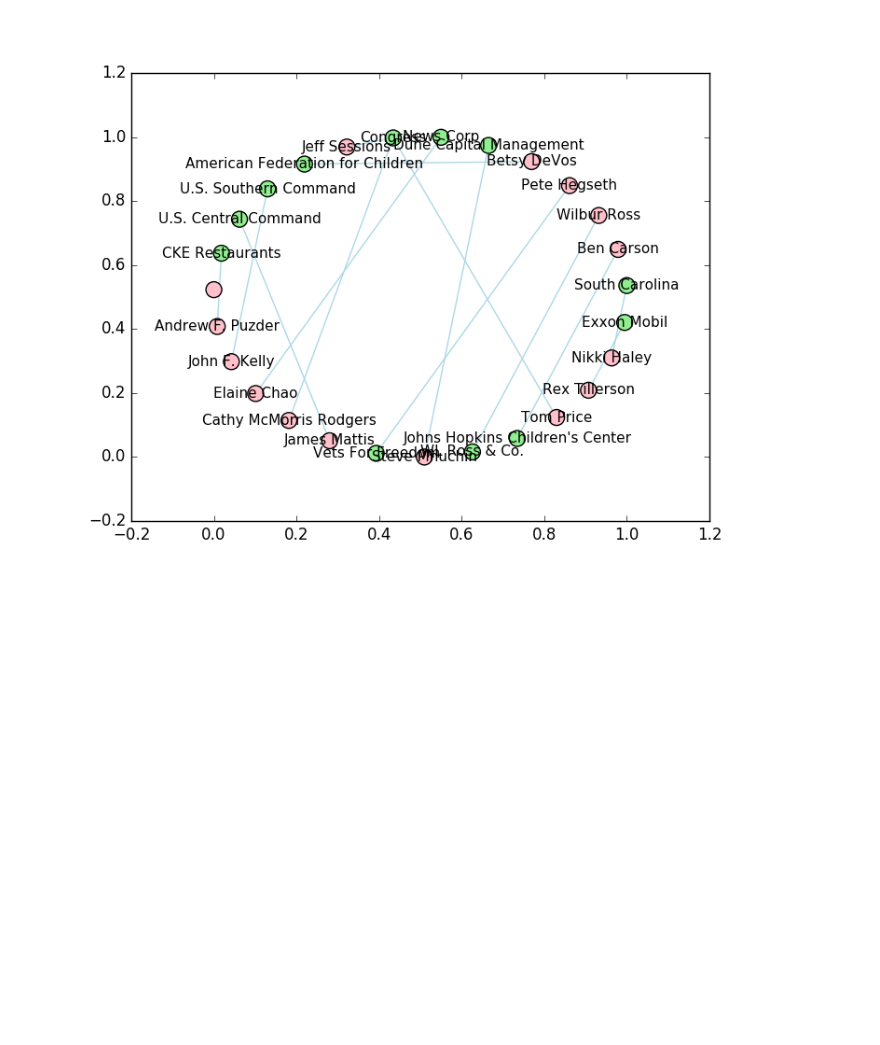
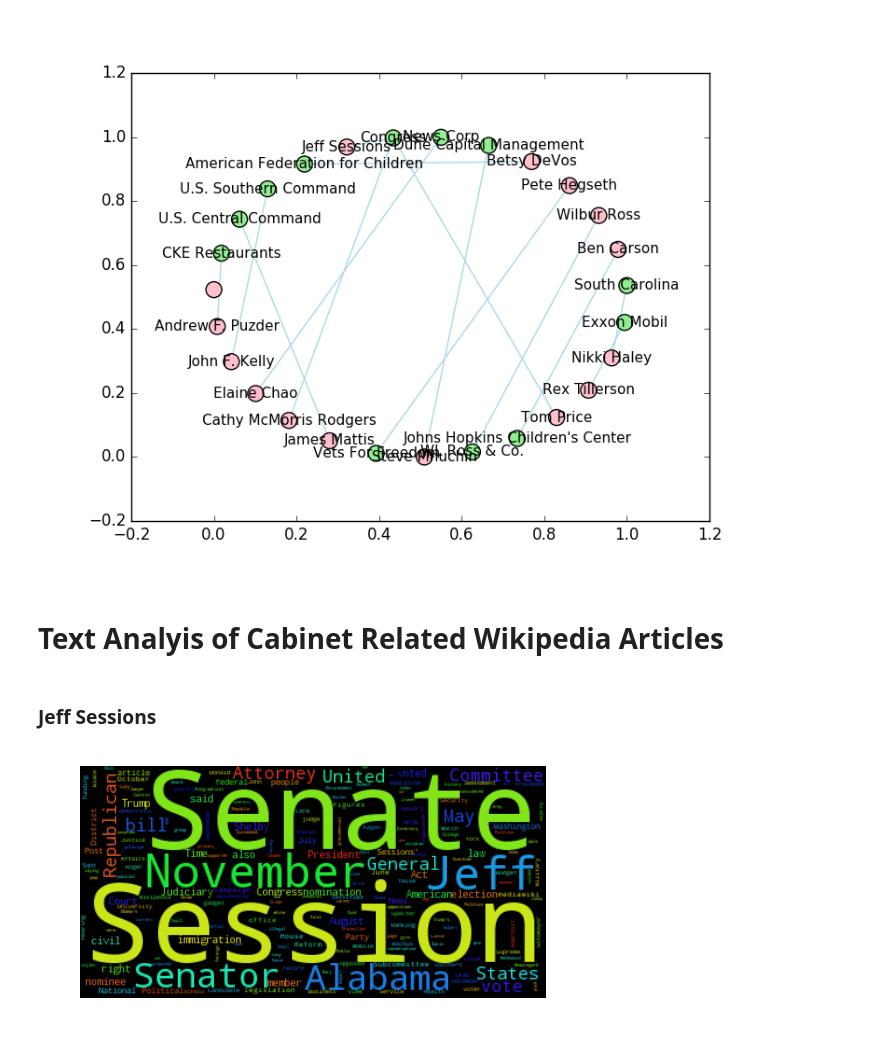
Before and after one commit to dwdii/social-pyramid, a Jupyter notebook: src/DittenhaferHink-DATA620-FinalProject.ipynb, the cells around one changed output. Saved outputs shown, nothing was run; the diff lists cells and outputs as text; code cells hidden in the pictures; blank space fills up the shorter version.

```diff
--- a/src/DittenhaferHink-DATA620-FinalProject.ipynb
+++ b/src/DittenhaferHink-DATA620-FinalProject.ipynb
@@ -108,3 +108,5 @@ nx.write_graphml(gxOrganization, "../data/OrgGraph.graphml")
 nxh.renderGraph(gxOrganization, graphFile, False, top=people)
 # %% [output]
 [figure]
+# %% [markdown]
+# Text Analyis of Cabinet Related Wikipedia Articles
@@ -110,0 +176,6 @@ nxh.renderGraph(gxOrganization, graphFile, False, top=people)
+# %% [markdown]
+### Jeff Sessions
+# %%
+wc_generator.generate_wordcloud_from_multiple_urls(["http://en.wikipedia.org/wiki/Jeff_Sessions"], "")
+# %% [output]
+[figure, added]
```
Also changed, not shown: parts of 32 cells of this notebook, 2 other files.
